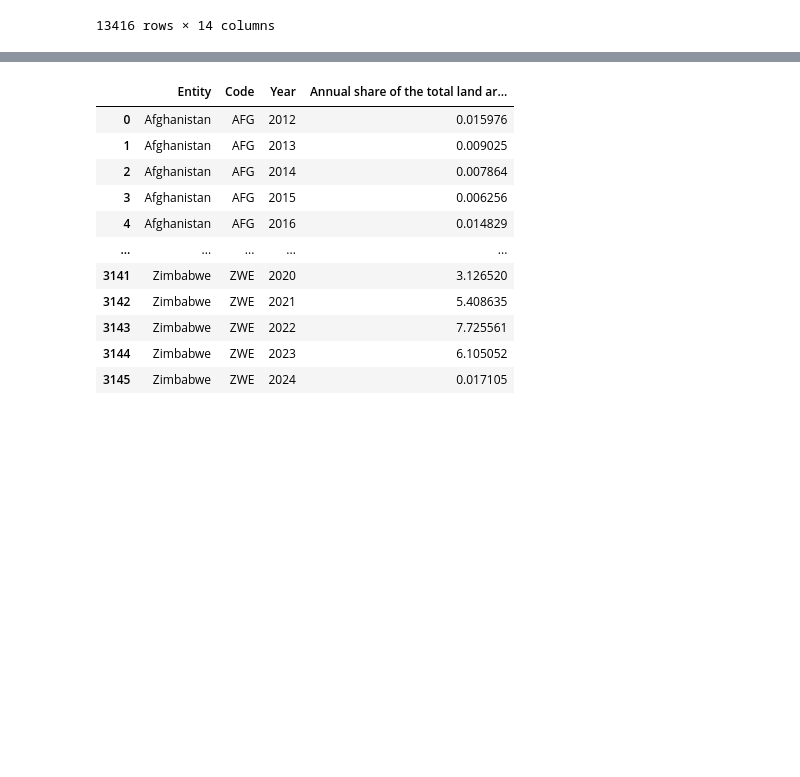
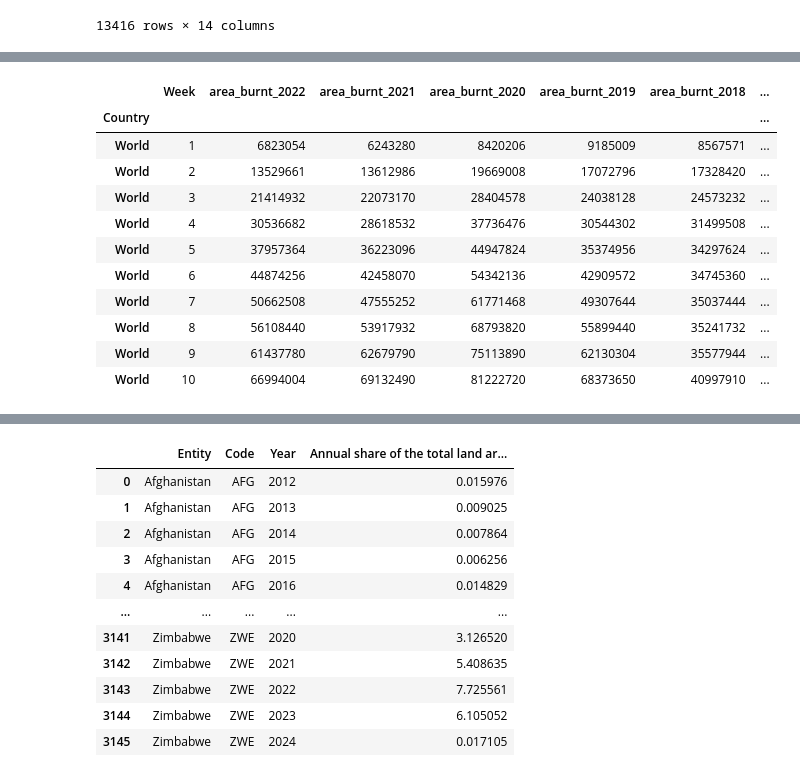
Before and after one commit to alexis4441/Project3group3, a Jupyter notebook: Project3Wildfires.ipynb, the cells around one changed output, grey strips where cells are left out. Saved outputs shown, nothing was run; the diff lists cells and outputs as text; code cells hidden in the pictures; blank space fills up the shorter version.

```diff
--- a/Project3Wildfires.ipynb
+++ b/Project3Wildfires.ipynb
@@ -83,0 +107,16 @@ area_burnt_weekly
+# %%
+world_sector_bar = area_burnt_weekly2.loc['World']
+world_sector_bar.head(10)
+# %% [output]
+|  | Week | area_burnt_2022 | area_burnt_2021 | area_burnt_2020 | area_burnt_2019 | area_burnt_2018 | ... |
+| Country |  |  |  |  |  |  | ... |
+| World | 1 | 6823054 | 6243280 | 8420206 | 9185009 | 8567571 | ... |
+| World | 2 | 13529661 | 13612986 | 19669008 | 17072796 | 17328420 | ... |
+| World | 3 | 21414932 | 22073170 | 28404578 | 24038128 | 24573232 | ... |
+| World | 4 | 30536682 | 28618532 | 37736476 | 30544302 | 31499508 | ... |
+| World | 5 | 37957364 | 36223096 | 44947824 | 35374956 | 34297624 | ... |
+| World | 6 | 44874256 | 42458070 | 54342136 | 42909572 | 34745360 | ... |
+| World | 7 | 50662508 | 47555252 | 61771468 | 49307644 | 35037444 | ... |
+| World | 8 | 56108440 | 53917932 | 68793820 | 55899440 | 35241732 | ... |
+| World | 9 | 61437780 | 62679790 | 75113890 | 62130304 | 35577944 | ... |
+| World | 10 | 66994004 | 69132490 | 81222720 | 68373650 | 40997910 | ... |
```
Also changed, not shown: parts of 7 cells of this notebook.
